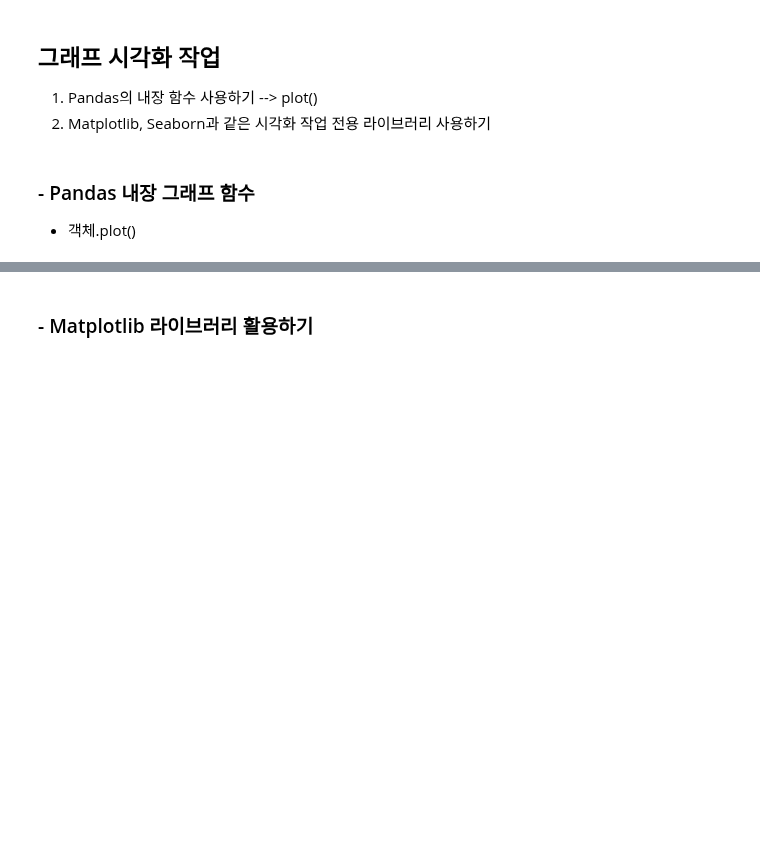
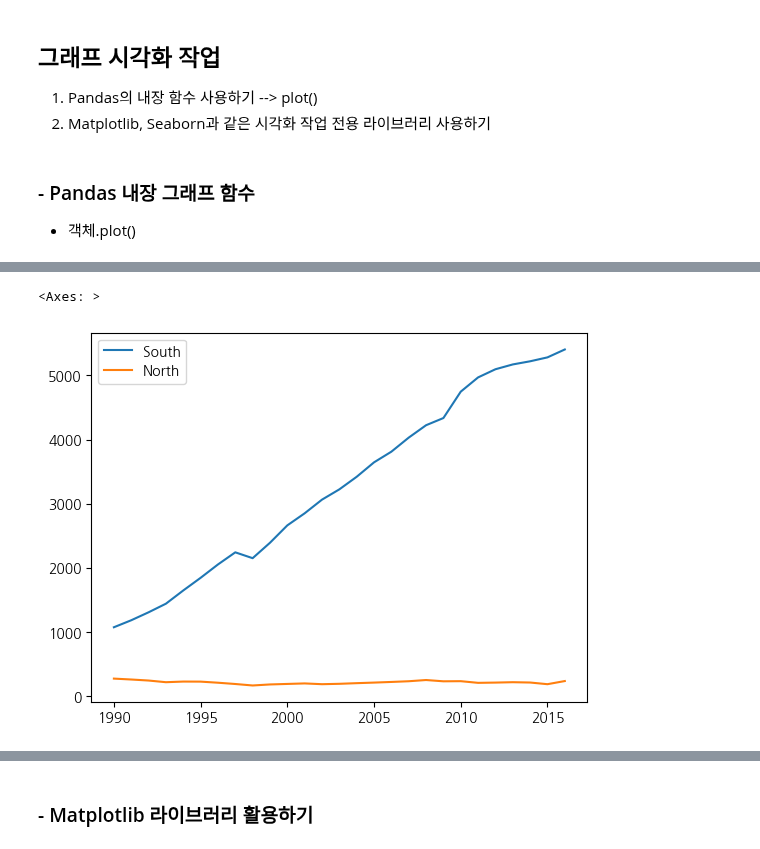
Before and after one commit to arkwith7/aSSIST_ML, a Jupyter notebook: Python1/강의노트_Jupyter notebook/6. EDA_시각화 작업 실습(1)_aSSIST.ipynb, the cells around one changed output, grey strips where cells are left out. Cells and saved outputs as stored; diff of their text form; code cells hidden in the pictures; blank space fills up the shorter version.

```diff
--- a/Python1/강의노트_Jupyter notebook/6. EDA_시각화 작업 실습(1)_aSSIST.ipynb
+++ b/Python1/강의노트_Jupyter notebook/6. EDA_시각화 작업 실습(1)_aSSIST.ipynb
@@ -40,0 +167,6 @@ import pandas as pd
+# %%
+
+data.T.plot()
+# %% [output]
+<Axes: >
+[figure, added]
```
Also changed, not shown: parts of 27 cells of this notebook, 1 other file.
